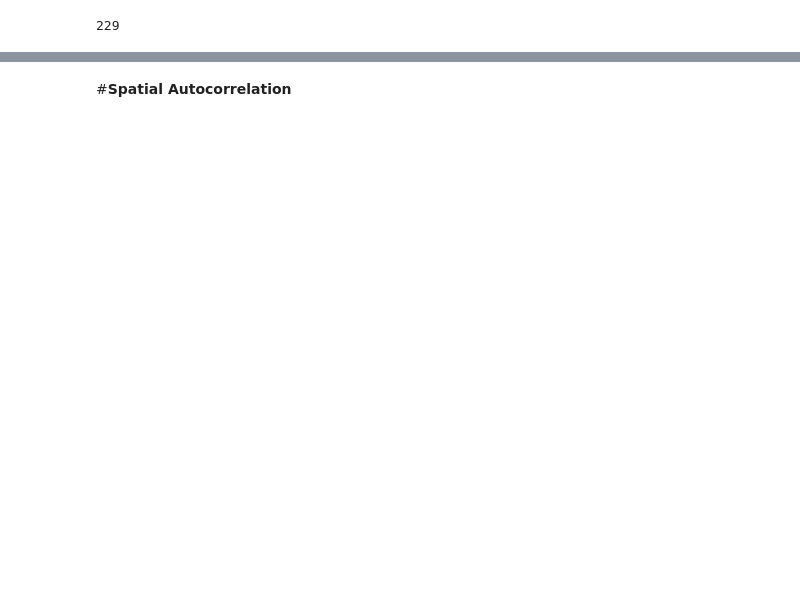
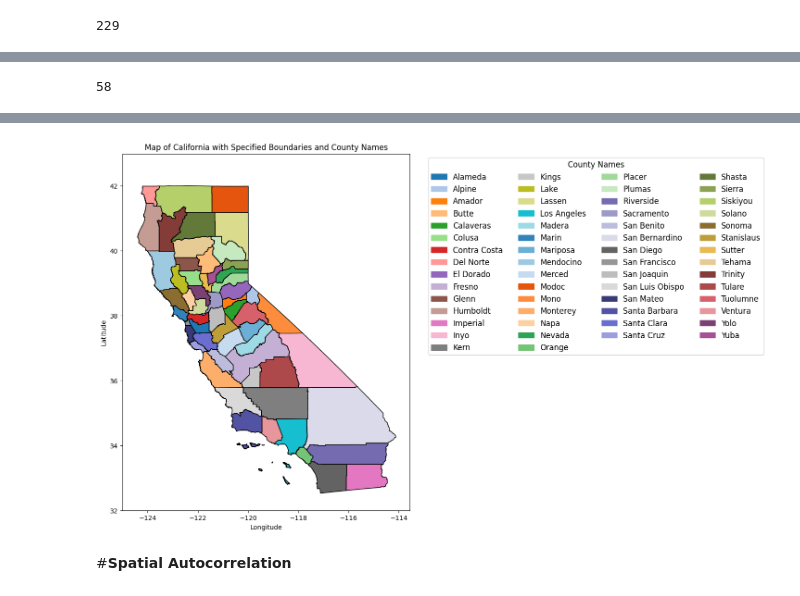
Before and after one commit to arifadli/Exploratory-Spatial-Data-Analysis, a Jupyter notebook: Earthquake Research/ESDA - Earthquake California.ipynb, the cells around one changed output, grey strips where cells are left out. Saved outputs shown, nothing was run; the diff lists cells and outputs as text; code cells hidden in the pictures; blank space fills up the shorter version.

```diff
--- a/Earthquake Research/ESDA - Earthquake California.ipynb
+++ b/Earthquake Research/ESDA - Earthquake California.ipynb
@@ -289,0 +178,54 @@ See the caveats in the documentation: https://pandas.pydata.org/pandas-docs/stab
+# %%
+county_names = california_map['COUNTY_NAME'].unique()
+num_counties = len(county_names)
+num_counties
+# %% [output]
+58
+# %%
+import geopandas as gpd
+import matplotlib.pyplot as plt
+from matplotlib.patches import Patch
+from matplotlib.colors import ListedColormap
+from matplotlib import cm, colors
+
+# Load GeoJSON data
+geojson_url = "https://raw.githubusercontent.com/arifadli/DatasetRepository/main/Disertation/California/California_County_Boundaries.geojson"
+california_map = gpd.read_file(geojson_url)
+
+# Get unique county names and count
+county_names = california_map['COUNTY_NAME'].unique()
+num_counties = len(county_names)
+
+# Generate a colormap with a unique color for each county name
+cmap = colors.ListedColormap(cm.tab20.colors + cm.tab20c.colors + cm.tab20b.colors, name='tab60')
+colors = cmap(range(num_counties))
+county_color_map = {name: color for name, color in zip(county_names, colors)}
+
+# Plot the map
+fig, ax = plt.subplots(figsize=(15, 10))
+
+# Plot each county with a different color
+for name in county_names:
+    county_data = california_map[california_map['COUNTY_NAME'] == name]
+    county_data.plot(ax=ax, color=county_color_map[name], edgecolor='black', label=name)
+
+# Create legend patches and labels
+legend_patches = [Patch(color=county_color_map[name], label=name) for name in county_names]
+
+# Add legend outside the plot with 4 columns
+ax.legend(handles=legend_patches, title='County Names', title_fontsize='large', fontsize='large', loc='upper left', bbox_to_anchor=(1.05, 1), ncol=4)
+
+# Set the limits for longitude and latitude
+min_lat, min_lon = 32, -125
+max_lat, max_lon = 42.99, -113.56
+ax.set_xlim(min_lon, max_lon)
+ax.set_ylim(min_lat, max_lat)
+
+# Add labels and title
+plt.title('Map of California with Specified Boundaries and County Names')
+plt.xlabel('Longitude')
+plt.ylabel('Latitude')
+
+# Show the plot
+plt.show()
+# %% [output]
@@ -290,2 +249,3 @@ See the caveats in the documentation: https://pandas.pydata.org/pandas-docs/stab
+[figure, added]
 # %% [markdown]
 #**Spatial Autocorrelation**
```
Also changed, not shown: parts of 20 cells of this notebook.
